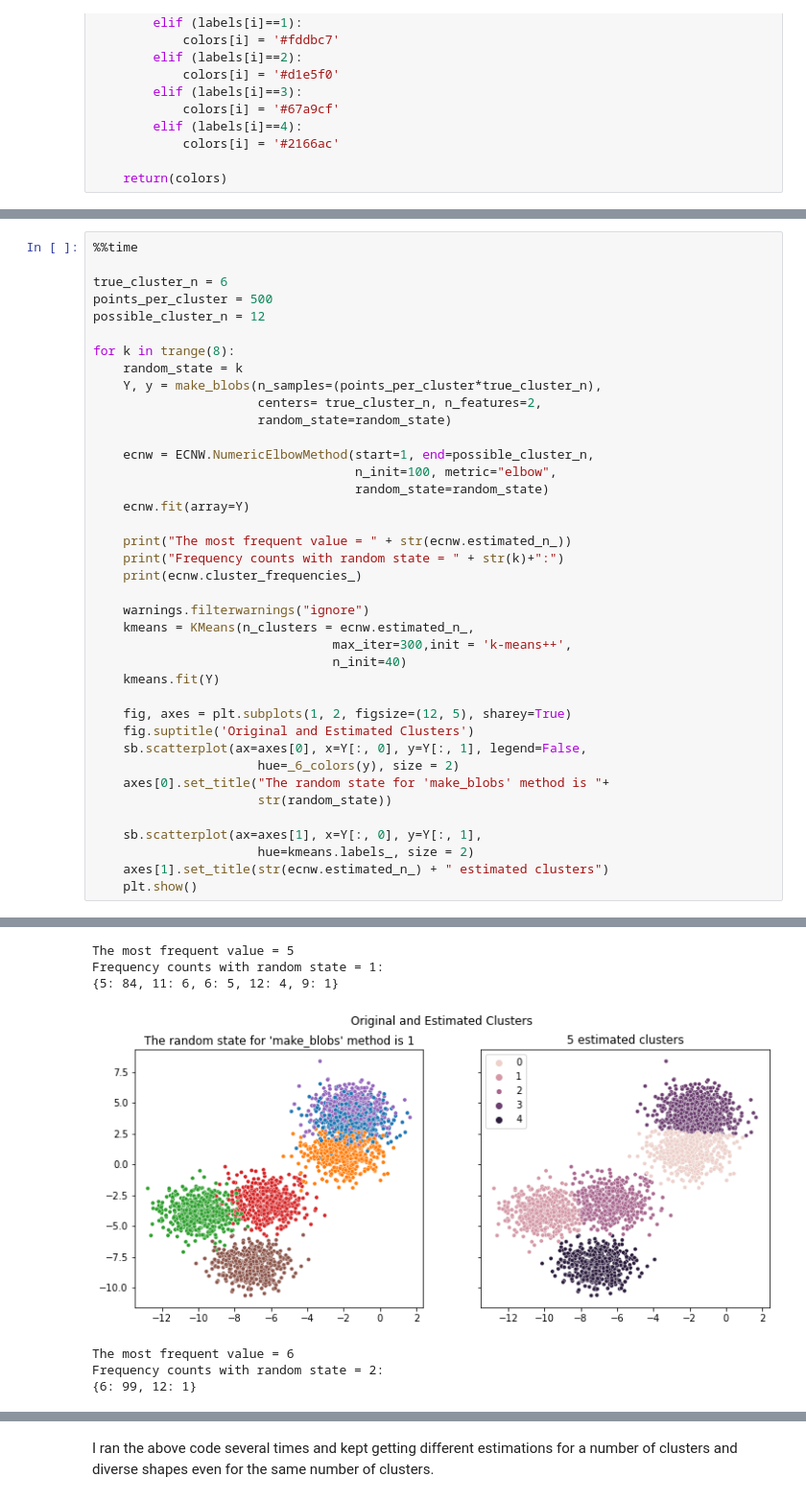
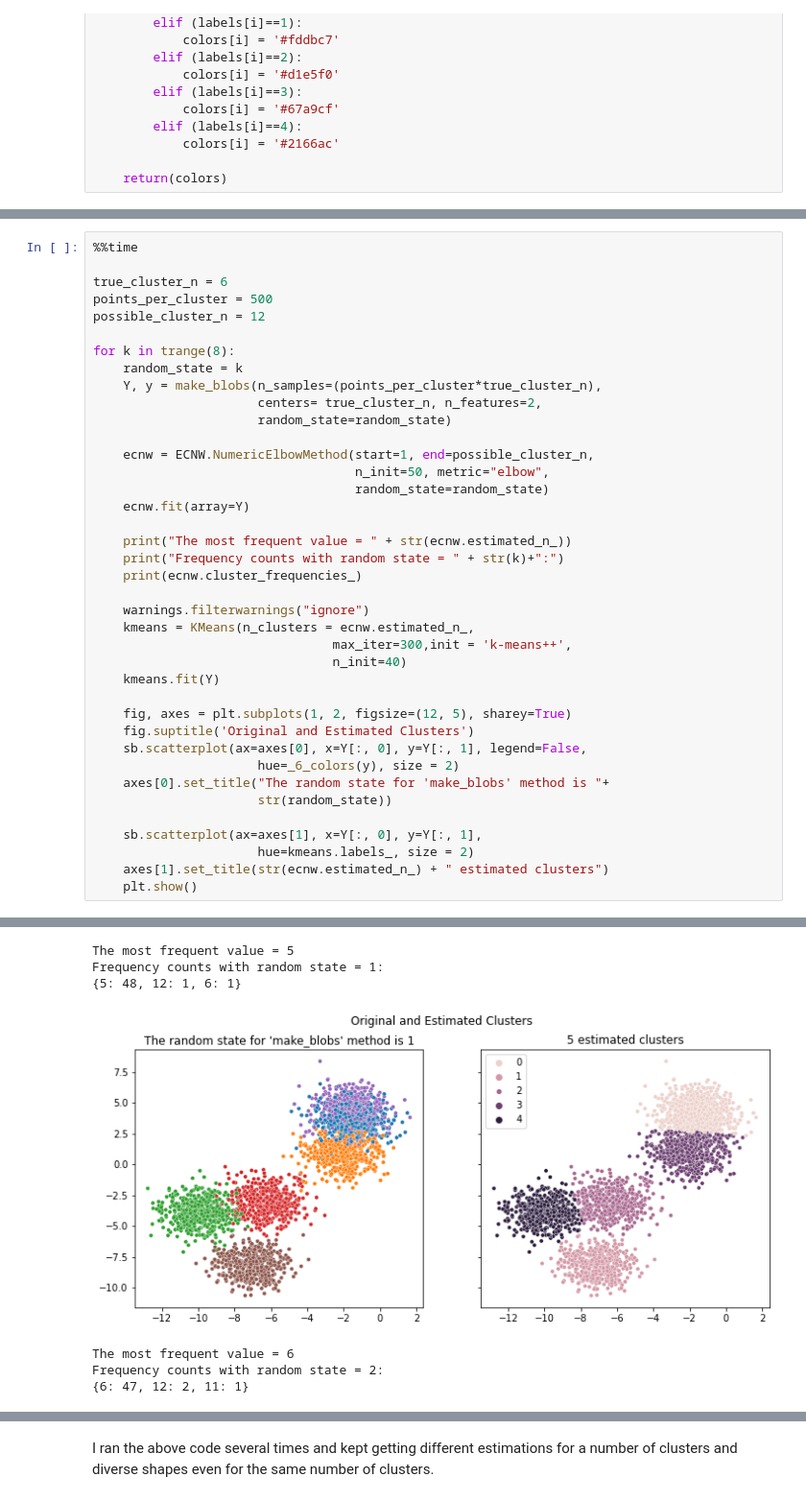
Before and after one commit to HNYMZRL/Numeric_ElbowMethod_For_K-means, a Jupyter notebook: A scikit-learn compatible method with WCSS metric.ipynb, the cells around one changed output, grey strips where cells are left out. Shown at 96% size. Drawn from its saved outputs; the diff is of its cells as text.

```diff
--- a/A scikit-learn compatible method with WCSS metric.ipynb
+++ b/A scikit-learn compatible method with WCSS metric.ipynb
@@ -53,7 +58,7 @@ for k in trange(8):
                       random_state=random_state)
 
     ecnw = ECNW.NumericElbowMethod(start=1, end=possible_cluster_n,
-                                   n_init=100, metric="elbow",
+                                   n_init=50, metric="elbow",
                                    random_state=random_state)
     ecnw.fit(array=Y)
 
@@ -86,7 +91,7 @@ Frequency counts with random state = 0:
 The most frequent value = 5
 Frequency counts with random state = 1:
-{5: 84, 11: 6, 6: 5, 12: 4, 9: 1}
+{5: 48, 12: 1, 6: 1}
-[figure, old version]
+[figure, new version]
 The most frequent value = 6
 Frequency counts with random state = 2:
-{6: 99, 12: 1}
+{6: 47, 12: 2, 11: 1}
```
Also changed, not shown: parts of 8 cells of this notebook.
